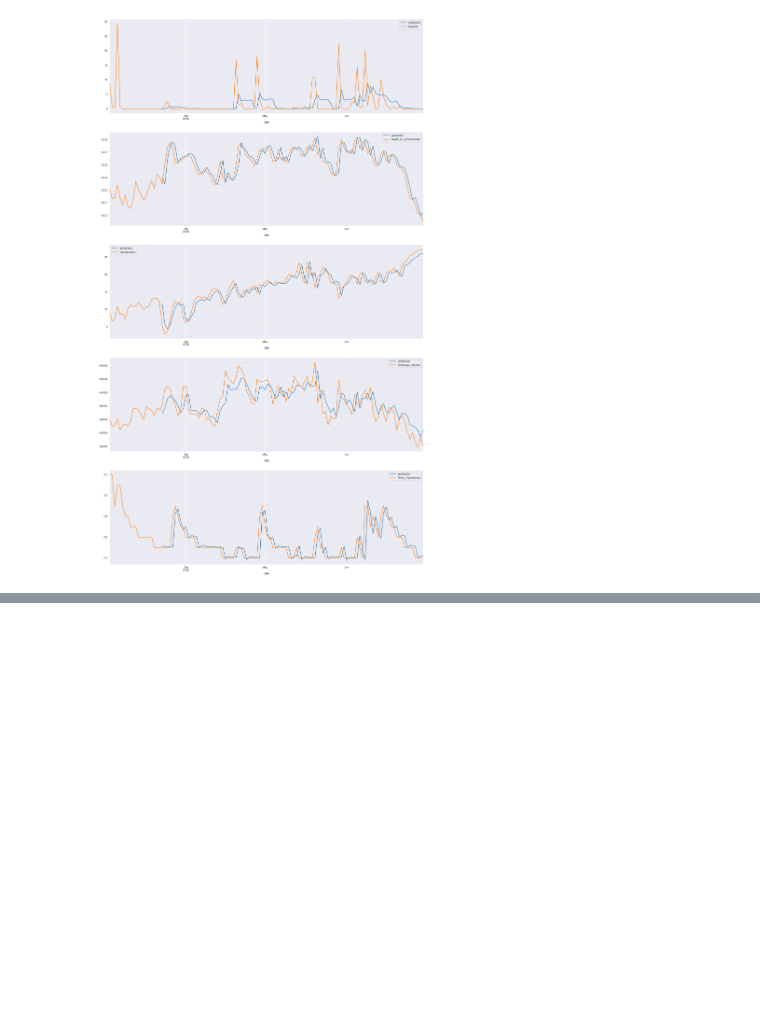
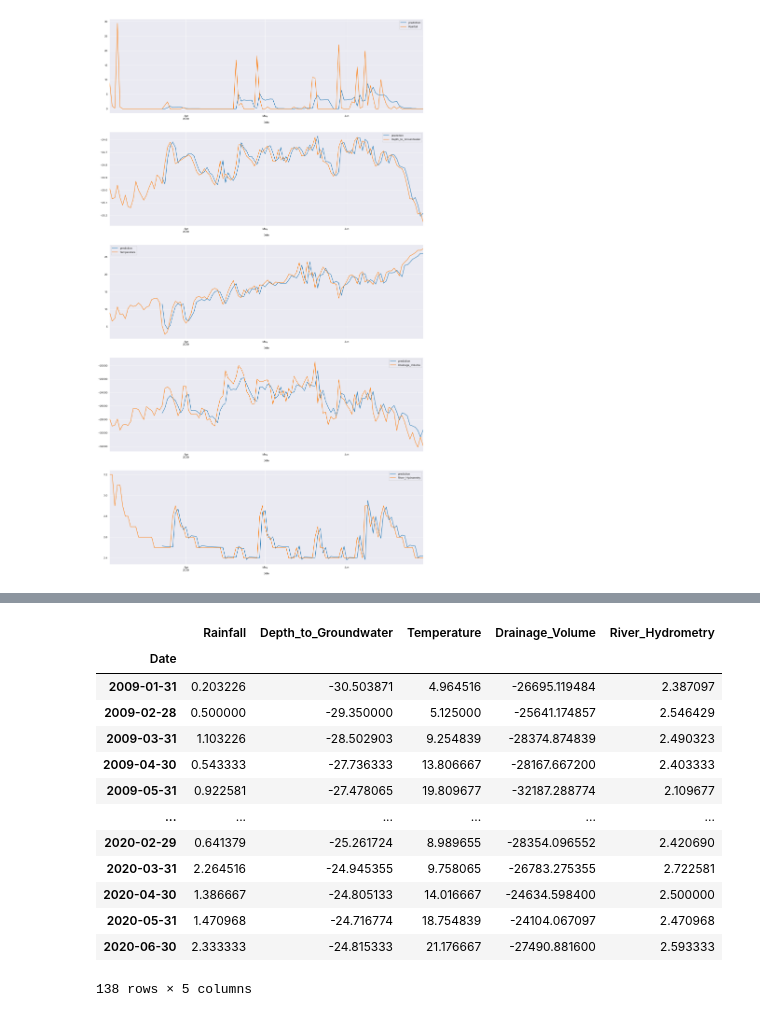
Before and after one commit to KatrinPoepp/bachelor, a Jupyter notebook: ARIMA.ipynb, the cells around one changed output, grey strips where cells are left out. Saved outputs shown, nothing was run; the diff lists cells and outputs as text; code cells hidden in the pictures; blank space fills up the shorter version.

```diff
--- a/ARIMA.ipynb
+++ b/ARIMA.ipynb
@@ -257,0 +287,19 @@ list
+# %%
+resample = df.resample('M').mean()
+# %%
+resample
+# %% [output]
+|  | Rainfall | Depth_to_Groundwater | Temperature | Drainage_Volume | River_Hydrometry |
+| Date |  |  |  |  |  |
+| 2009-01-31 | 0.203226 | -30.503871 | 4.964516 | -26695.119484 | 2.387097 |
+| 2009-02-28 | 0.500000 | -29.350000 | 5.125000 | -25641.174857 | 2.546429 |
+| 2009-03-31 | 1.103226 | -28.502903 | 9.254839 | -28374.874839 | 2.490323 |
+| 2009-04-30 | 0.543333 | -27.736333 | 13.806667 | -28167.667200 | 2.403333 |
+| 2009-05-31 | 0.922581 | -27.478065 | 19.809677 | -32187.288774 | 2.109677 |
+| ... | ... | ... | ... | ... | ... |
+| 2020-02-29 | 0.641379 | -25.261724 | 8.989655 | -28354.096552 | 2.420690 |
+| 2020-03-31 | 2.264516 | -24.945355 | 9.758065 | -26783.275355 | 2.722581 |
+| 2020-04-30 | 1.386667 | -24.805133 | 14.016667 | -24634.598400 | 2.500000 |
+| 2020-05-31 | 1.470968 | -24.716774 | 18.754839 | -24104.067097 | 2.470968 |
+| 2020-06-30 | 2.333333 | -24.815333 | 21.176667 | -27490.881600 | 2.593333 |
+138 rows × 5 columns
```
Also changed, not shown: parts of 10 cells of this notebook, 21 other files.
